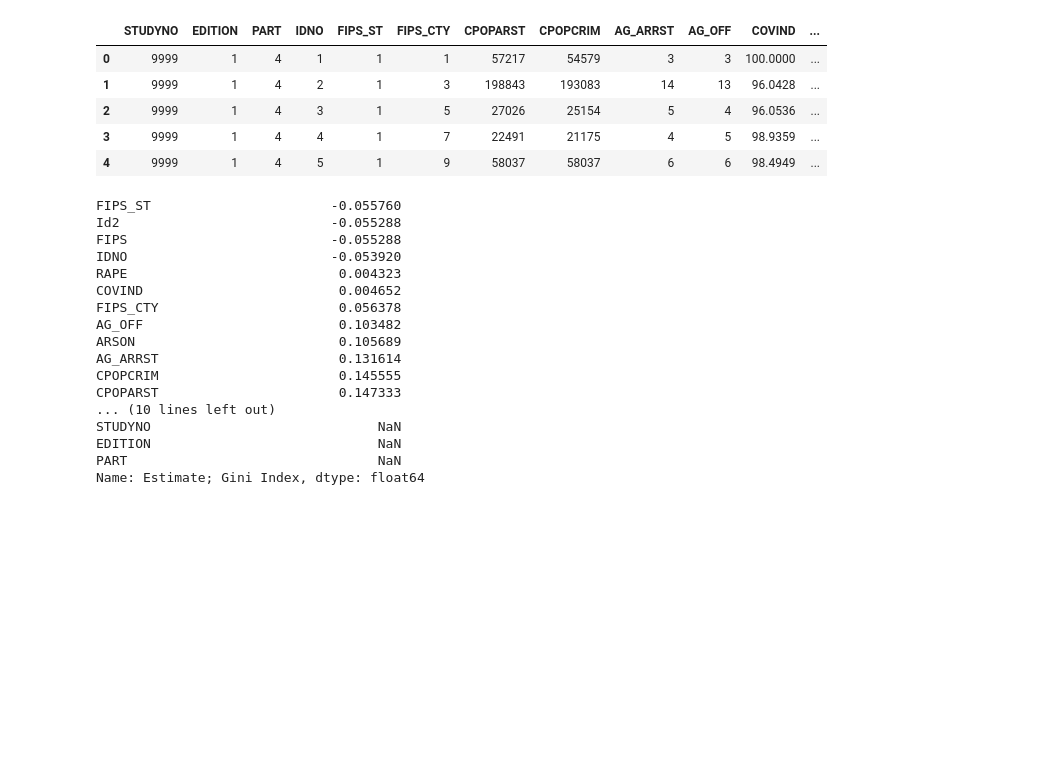
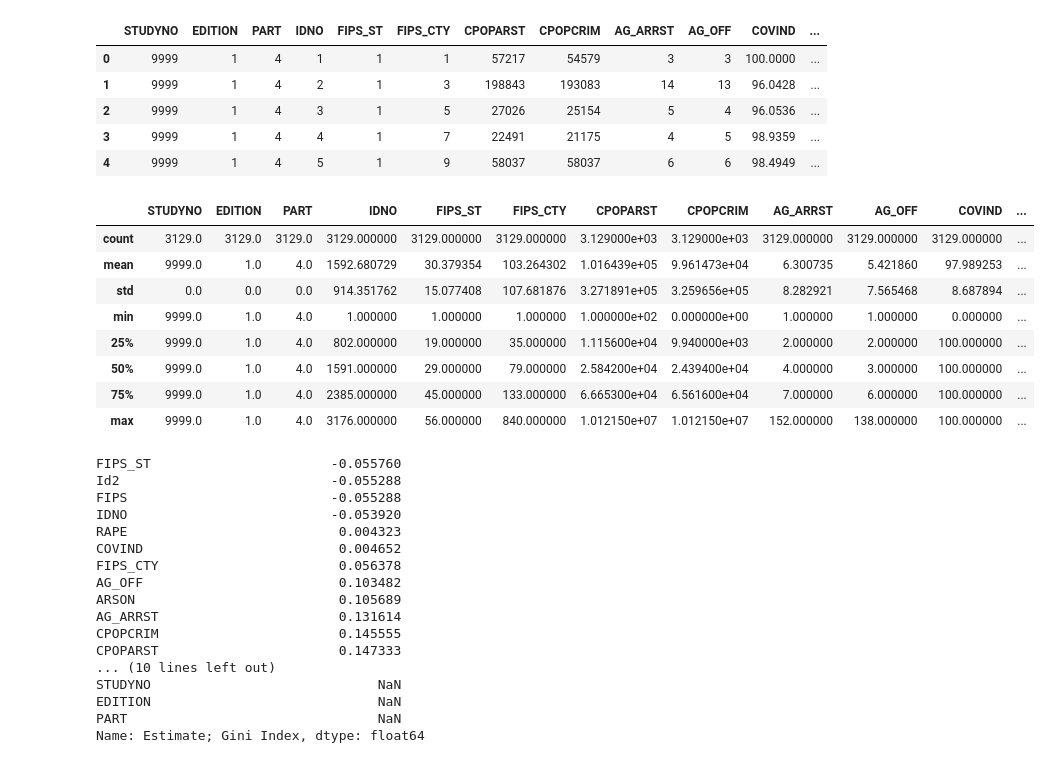
Before and after one commit to AdrianduPlessis/UBI_Effects, a Jupyter notebook: ML_Project_Proposal.ipynb, the cells around one changed output. Cells and saved outputs as stored; diff of their text form; code cells hidden in the pictures; blank space fills up the shorter version.

```diff
--- a/ML_Project_Proposal.ipynb
+++ b/ML_Project_Proposal.ipynb
@@ -146,3 +149,15 @@ arrest_by_ineq.head()
+# %%
+arrest_by_ineq.describe()
+# %% [output]
+|  | STUDYNO | EDITION | PART | IDNO | FIPS_ST | FIPS_CTY | CPOPARST | CPOPCRIM | AG_ARRST | AG_OFF | COVIND | ... |
+| count | 3129.0 | 3129.0 | 3129.0 | 3129.000000 | 3129.000000 | 3129.000000 | 3.129000e+03 | 3.129000e+03 | 3129.000000 | 3129.000000 | 3129.000000 | ... |
+| mean | 9999.0 | 1.0 | 4.0 | 1592.680729 | 30.379354 | 103.264302 | 1.016439e+05 | 9.961473e+04 | 6.300735 | 5.421860 | 97.989253 | ... |
+| std | 0.0 | 0.0 | 0.0 | 914.351762 | 15.077408 | 107.681876 | 3.271891e+05 | 3.259656e+05 | 8.282921 | 7.565468 | 8.687894 | ... |
+| min | 9999.0 | 1.0 | 4.0 | 1.000000 | 1.000000 | 1.000000 | 1.000000e+02 | 0.000000e+00 | 1.000000 | 1.000000 | 0.000000 | ... |
+| 25% | 9999.0 | 1.0 | 4.0 | 802.000000 | 19.000000 | 35.000000 | 1.115600e+04 | 9.940000e+03 | 2.000000 | 2.000000 | 100.000000 | ... |
+| 50% | 9999.0 | 1.0 | 4.0 | 1591.000000 | 29.000000 | 79.000000 | 2.584200e+04 | 2.439400e+04 | 4.000000 | 3.000000 | 100.000000 | ... |
+| 75% | 9999.0 | 1.0 | 4.0 | 2385.000000 | 45.000000 | 133.000000 | 6.665300e+04 | 6.561600e+04 | 7.000000 | 6.000000 | 100.000000 | ... |
+| max | 9999.0 | 1.0 | 4.0 | 3176.000000 | 56.000000 | 840.000000 | 1.012150e+07 | 1.012150e+07 | 152.000000 | 138.000000 | 100.000000 | ... |
 # %%
 corr = arrest_by_ineq.corr()
 corr.sort_values('Estimate; Gini Index')['Estimate; Gini Index']
```
Also changed, not shown: parts of 13 cells of this notebook.
